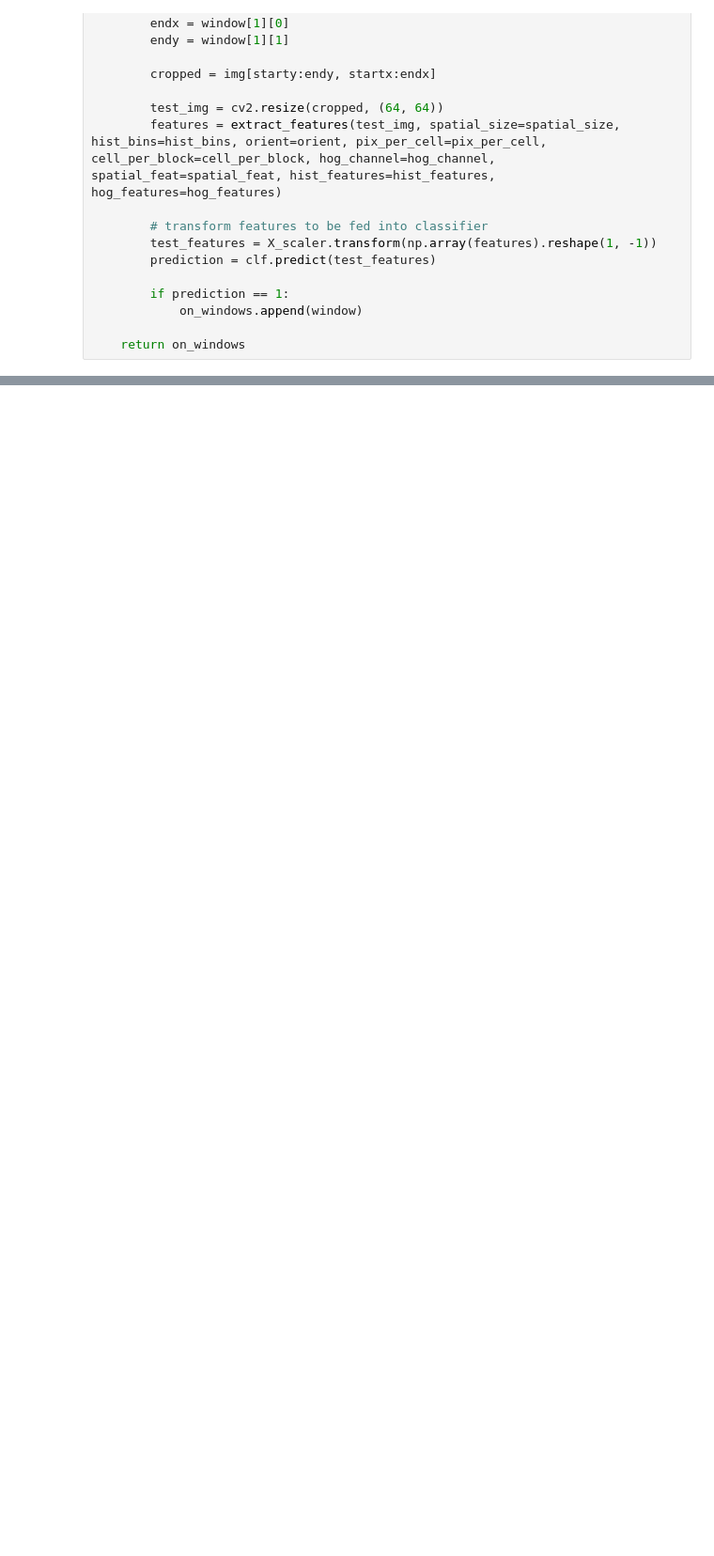
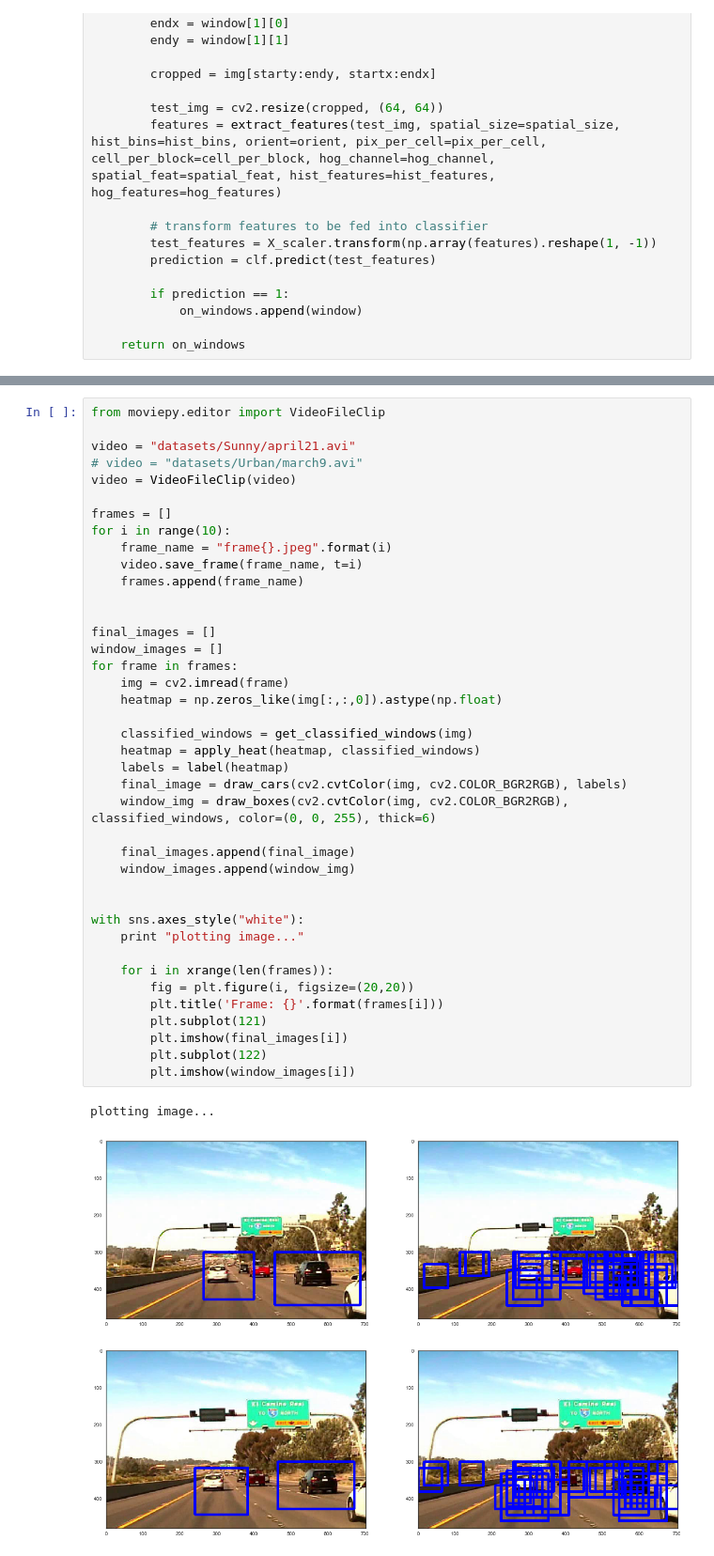
Before and after one commit to aldrincb/auto.sp, a Jupyter notebook: auto-sp.ipynb, the cells around one changed output, grey strips where cells are left out. Shown at 94% size. Drawn from its saved outputs; the diff is of its cells as text; blank space fills up the shorter version.

Commit message:
heatmap and process video

```diff
--- a/auto-sp.ipynb
+++ b/auto-sp.ipynb
@@ -298,0 +343,44 @@ def search_windows(img, windows, clf, spatial_size, hist_bins, orient, pix_per_c
+# %%
+from moviepy.editor import VideoFileClip
+
+video = "datasets/Sunny/april21.avi"
+# video = "datasets/Urban/march9.avi"
+video = VideoFileClip(video)
+
+frames = []
+for i in range(10):
+    frame_name = "frame{}.jpeg".format(i)
+    video.save_frame(frame_name, t=i)
+    frames.append(frame_name)
+
+
+final_images = []
+window_images = []
+for frame in frames:
+    img = cv2.imread(frame)
+    heatmap = np.zeros_like(img[:,:,0]).astype(np.float)
+
+    classified_windows = get_classified_windows(img)
+    heatmap = apply_heat(heatmap, classified_windows)
+    labels = label(heatmap)
+    final_image = draw_cars(cv2.cvtColor(img, cv2.COLOR_BGR2RGB), labels)
+    window_img = draw_boxes(cv2.cvtColor(img, cv2.COLOR_BGR2RGB), classified_windows, color=(0, 0, 255), thick=6)
+
+    final_images.append(final_image)
+    window_images.append(window_img)
+
+
+with sns.axes_style("white"):
+    print "plotting image..."
+
+    for i in xrange(len(frames)):
+        fig = plt.figure(i, figsize=(20,20))
+        plt.title('Frame: {}'.format(frames[i]))
+        plt.subplot(121)
+        plt.imshow(final_images[i])
+        plt.subplot(122)
+        plt.imshow(window_images[i])
+# %% [output]
+plotting image...
+[figure, added]
+[figure, added]
```
Also changed, not shown: parts of 9 cells of this notebook.
